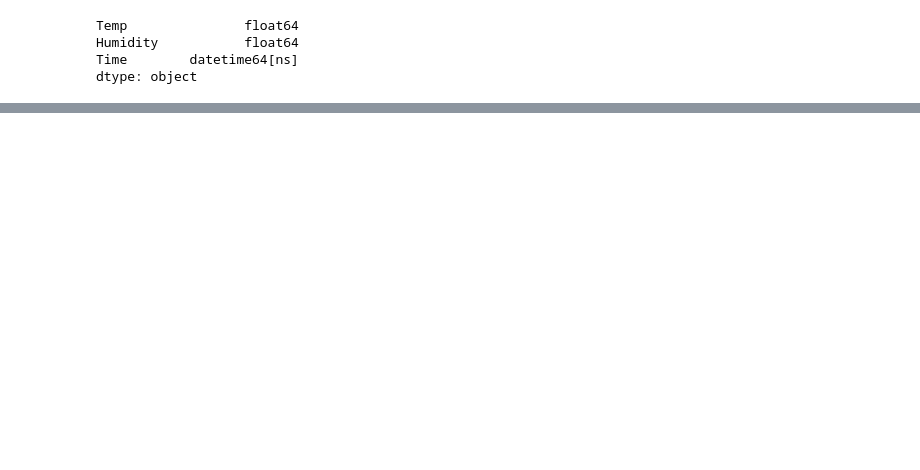
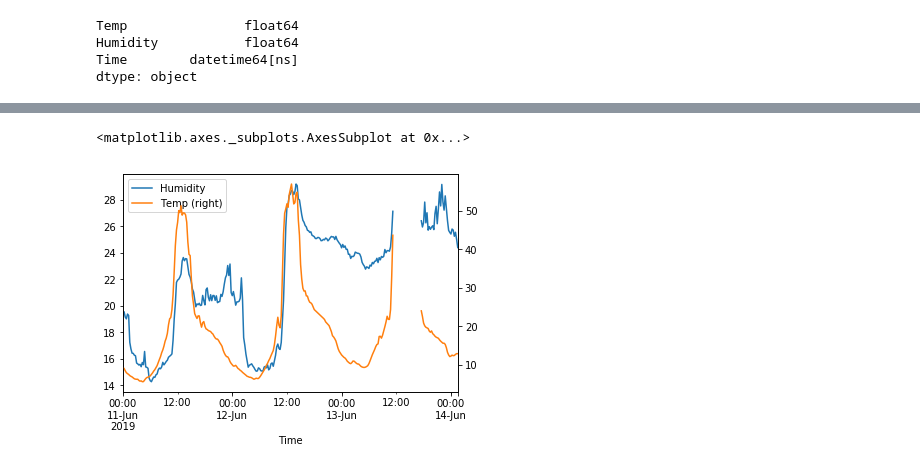
Before and after one commit to tarkus1/irrigation, a Jupyter notebook: moisture.ipynb, the cells around one changed output, grey strips where cells are left out. Cells and saved outputs as stored; diff of their text form; code cells hidden in the pictures; blank space fills up the shorter version.

```diff
--- a/moisture.ipynb
+++ b/moisture.ipynb
@@ -39,4 +39,14 @@ import matplotlib.pyplot as plt
 # %%
 # moist['2019-06-01 14:00':].Humidity.plot(legend=True)
 # moist['2019-06-01 14:00':].Temp.plot(secondary_y=True,label='Temp',legend=True)
+# %%
+import datetime
+hstart = datetime.datetime.now() - datetime.timedelta(3)
+hstr = hstart.strftime('%Y-%m-%d')
+hourly = moist.resample('15Min').mean()
+hourly[hstr:].Humidity.plot(legend=True)
+hourly[hstr:].Temp.plot(secondary_y=True,legend=True)
+# %% [output]
+<matplotlib.axes._subplots.AxesSubplot at 0x...>
+[figure, added]
 # %%
```
Also changed, not shown: parts of 8 cells of this notebook, 3 other files.
